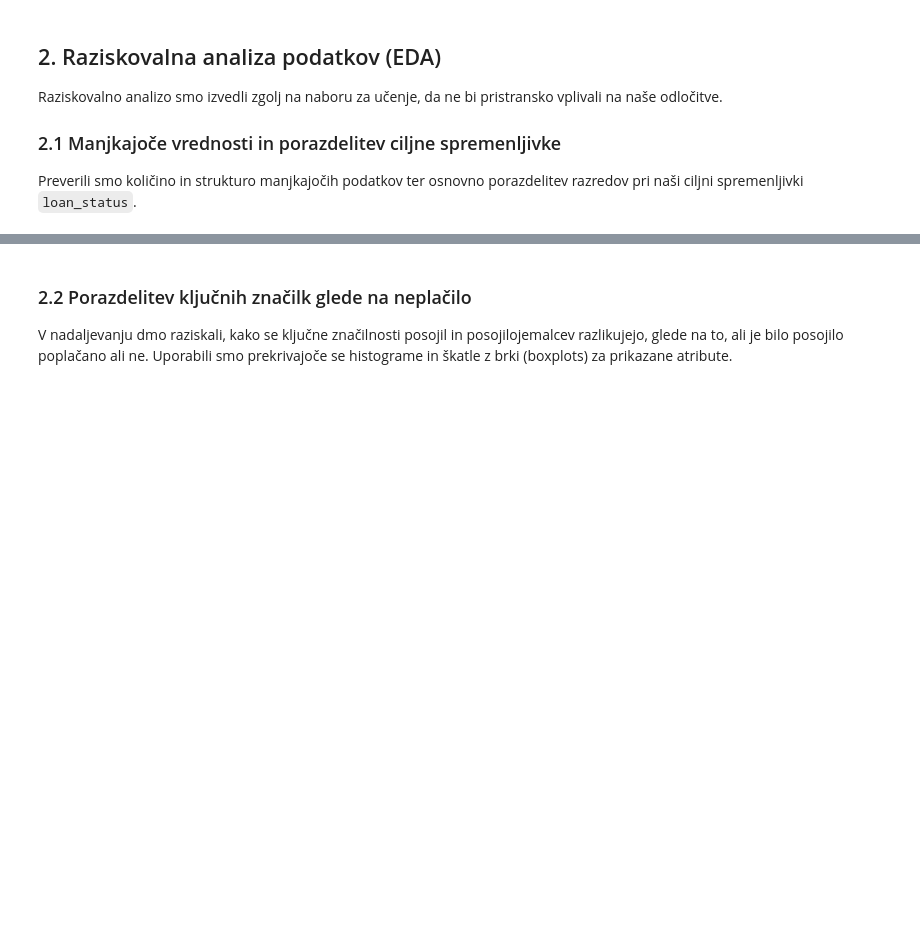
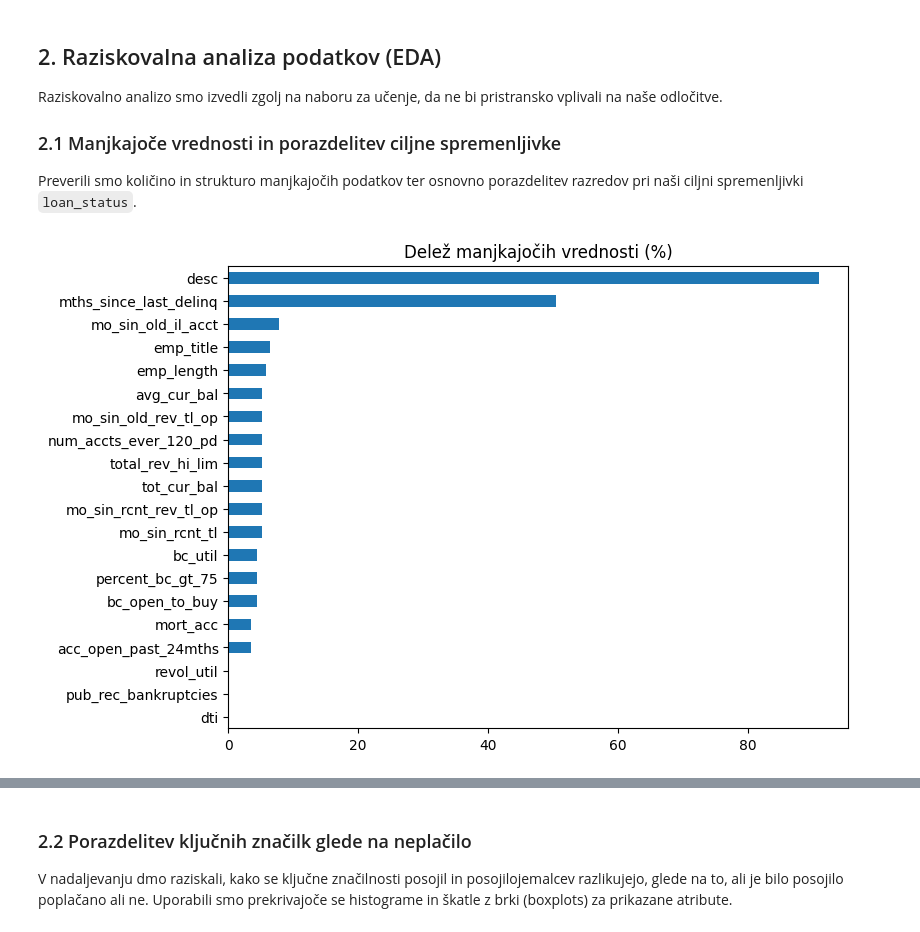
Before and after one commit to bjaksic84/PR2612, a Jupyter notebook: notebooks/01_eda_preprocessing.ipynb, the cells around one changed output, grey strips where cells are left out. Cells and saved outputs as stored; diff of their text form; code cells hidden in the pictures; blank space fills up the shorter version.

```diff
--- a/notebooks/01_eda_preprocessing.ipynb
+++ b/notebooks/01_eda_preprocessing.ipynb
@@ -16,9 +16,13 @@ import seaborn as sns
 import joblib
 from sklearn.impute import SimpleImputer
 from sklearn.preprocessing import StandardScaler
+import os
 
 # TODO (ekipa): Naložite `../data/train_raw.csv` v obliko `train_df` in `../data/test_raw.csv` v `test_df`.
 # TODO (ekipa): Za namene raziskovalne analize (EDA) bomo v prvem delu uporabljali samo `train_df`!
+
+train_df = pd.read_csv('../data/train_raw.csv')
+test_df = pd.read_csv('../data/test_raw.csv')
 # %% [markdown]
 ## 2. Raziskovalna analiza podatkov (EDA)
 Raziskovalno analizo smo izvedli zgolj na naboru za učenje, da ne bi pristransko vplivali na naše odločitve.
@@ -28,3 +32,11 @@ Preverili smo količino in strukturo manjkajočih podatkov ter osnovno porazdeli
 # %%
 # TODO (ekipa): Prikažite graf manjkajočih vrednosti (npr. s seaborn heatmap nad vrsticami z isnull() ali bar chart z manjkajočimi odstotki na stolpec).
 # TODO (ekipa): Narišite bar chart za ciljno spremenljivko `loan_status`. Prikažite in zapišite odstotek razreda 1 (stopnja neplačil oz. default rate).
+# Manjkajoče vrednosti
+missing = train_df.isnull().mean()*100
+
+missing[missing>0].sort_values().plot.barh(figsize=(8,6))
+plt.title("Delež manjkajočih vrednosti (%)")
+plt.show()
+# %% [output]
+[figure, added]
```
Also changed, not shown: parts of 15 cells of this notebook, 1 other file.
